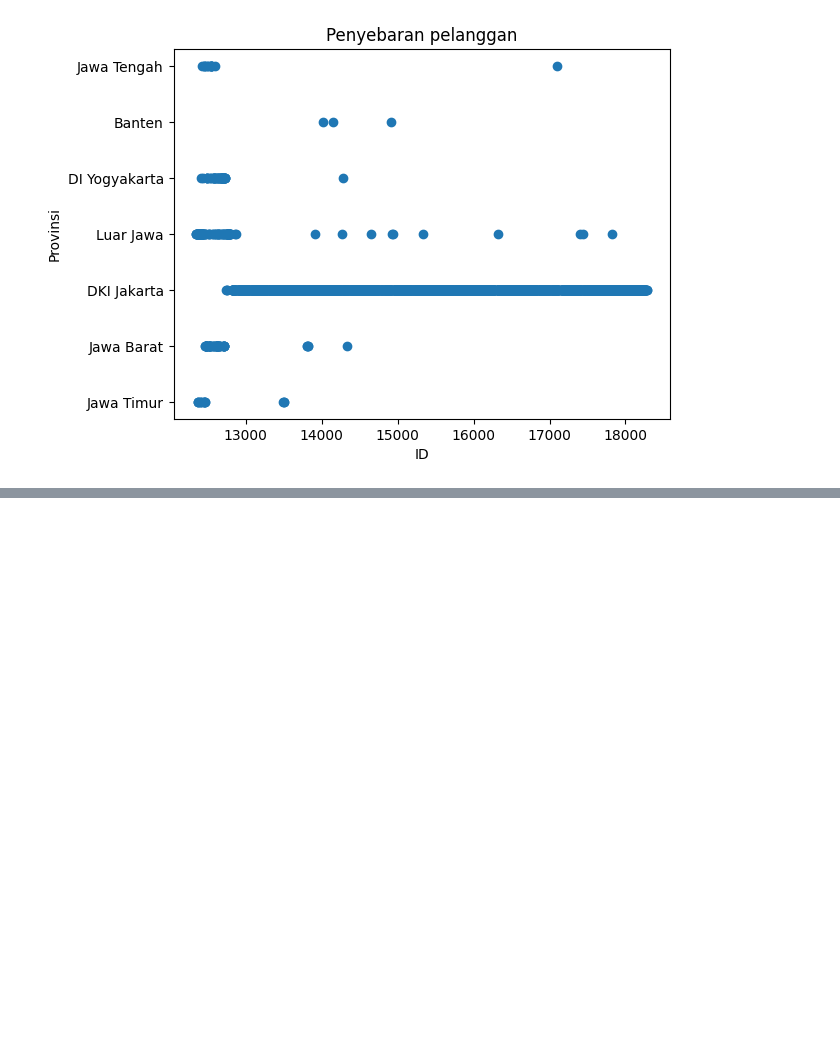
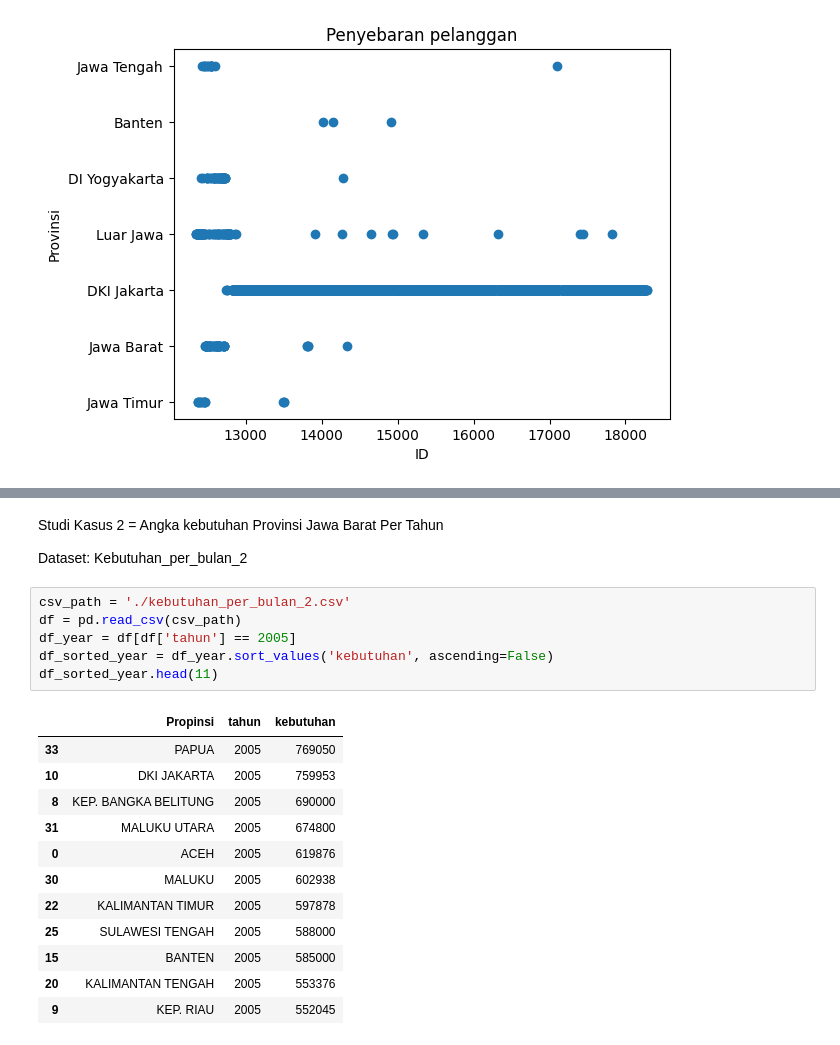
Before and after one commit to BagasSD/uas-bagas-sudam-darmana-vd, a Jupyter notebook: UAS.ipynb, the cells around one changed output, grey strips where cells are left out. Saved outputs shown, nothing was run; the diff lists cells and outputs as text; blank space fills up the shorter version.

```diff
--- a/UAS.ipynb
+++ b/UAS.ipynb
@@ -80,0 +133,23 @@ plt.show()
+# %% [markdown]
+Studi Kasus 2 = Angka kebutuhan Provinsi Jawa Barat Per Tahun
+
+Dataset: Kebutuhan_per_bulan_2
+# %%
+csv_path = './kebutuhan_per_bulan_2.csv'
+df = pd.read_csv(csv_path)
+df_year = df[df['tahun'] == 2005]
+df_sorted_year = df_year.sort_values('kebutuhan', ascending=False)
+df_sorted_year.head(11)
+# %% [output]
+|  | Propinsi | tahun | kebutuhan |
+| 33 | PAPUA | 2005 | 769050 |
+| 10 | DKI JAKARTA | 2005 | 759953 |
+| 8 | KEP. BANGKA BELITUNG | 2005 | 690000 |
+| 31 | MALUKU UTARA | 2005 | 674800 |
+| 0 | ACEH | 2005 | 619876 |
+| 30 | MALUKU | 2005 | 602938 |
+| 22 | KALIMANTAN TIMUR | 2005 | 597878 |
+| 25 | SULAWESI TENGAH | 2005 | 588000 |
+| 15 | BANTEN | 2005 | 585000 |
+| 20 | KALIMANTAN TENGAH | 2005 | 553376 |
+| 9 | KEP. RIAU | 2005 | 552045 |
```
Also changed, not shown: parts of 10 cells of this notebook.
